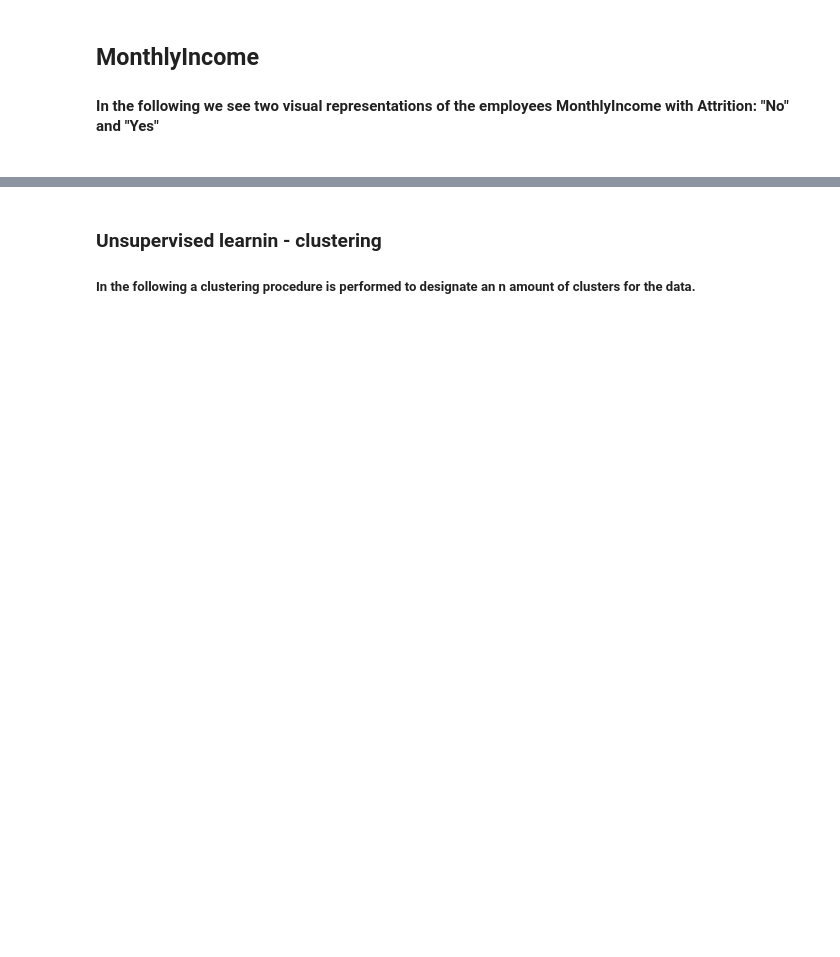
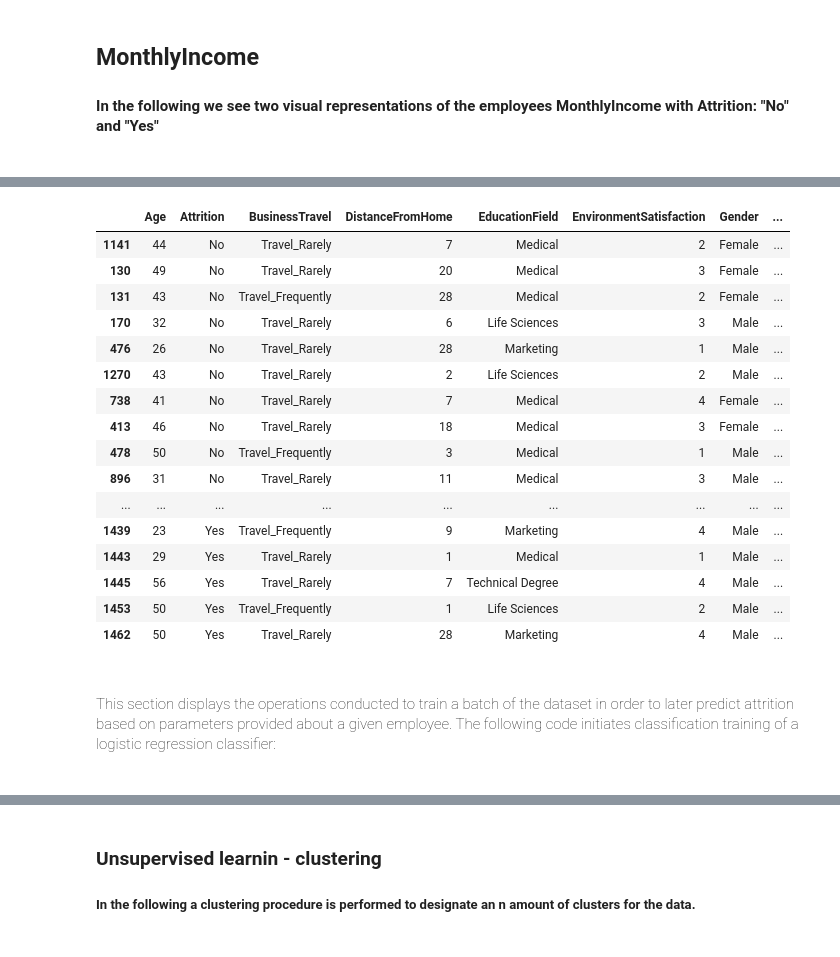
Before and after one commit to Hammi007/R_bigdata, a Jupyter notebook: Main.ipynb, the cells around one changed output, grey strips where cells are left out. Drawn from its saved outputs; the diff is of its cells as text; code cells hidden in the pictures; blank space fills up the shorter version.

```diff
--- a/Main.ipynb
+++ b/Main.ipynb
@@ -59,12 +83,17 @@ df <- df[selection]
 
 #Step 2,3: Converting multivalues to factors and remvoving quotation ""
 df$Attrition <- factor(df$Attrition, levels = c("Yes", "No"), labels = c("Yes", "No"))
-df$BusinessTravel <- factor(df$BusinessTravel, levels = c("Travel_Rarely", "Travel_Frequently", "Non-Travel"), labels = c("Travel_Rarely", "Travel_Frequently", "Non-Travel"))
-df$EducationField <- factor(df$EducationField, levels = c("Life Sciences","Other","Medical","Marketing","Technical Degree","Human Resources"), labels = c("Life Sciences","Other","Medical","Marketing","Technical Degree","Human Resources"), ordered = TRUE)
+df$BusinessTravel <- factor(df$BusinessTravel, levels = c("Travel_Rarely", "Travel_Frequently", "Non-Travel"),
+                            labels = c("Travel_Rarely", "Travel_Frequently", "Non-Travel"))
+df$EducationField <- factor(df$EducationField, levels = c("Life Sciences","Other","Medical","Marketing","Technical Degree","Human Resources"),
+                            labels = c("Life Sciences","Other","Medical","Marketing","Technical Degree","Human Resources"))
 df$EnvironmentSatisfaction <- factor(df$EnvironmentSatisfaction, levels = c(1,2,3,4), labels = c(1,2,3,4))
 df$Gender <- factor(df$Gender, levels = c("Male", "Female"), labels = c("Male", "Female"))
 df$JobInvolvement <- factor(df$JobInvolvement, levels = c(1,2,3,4), labels = c(1,2,3,4))
-df$JobRole <- factor(df$JobRole, levels = c("Sales Executive","Research Scientist","Laboratory Technician","Manufacturing Director","Healthcare Representative","Manager","Sales Representative","Research Director","Human Resources"), labels = c("Sales Executive","Research Scientist","Laboratory Technician","Manufacturing Director","Healthcare Representative","Manager","Sales Representative","Research Director","Human Resources"), ordered = TRUE)
+df$JobRole <- factor(df$JobRole, levels = c("Sales Executive","Research Scientist","Laboratory Technician",
+                                            "Manufacturing Director","Healthcare Representative","Manager","Sales Representative",
+                                            "Research Director","Human Resources"),
+                     labels = c("Sales Executive","Research Scientist","Laboratory Technician","Manufacturing Director","Healthcare Representative","Manager","Sales Representative","Research Director","Human Resources"))
 df$JobSatisfaction <- factor(df$JobSatisfaction, levels = c(1,2,3,4), labels = c(1,2,3,4))
 df$MaritalStatus <- factor(df$MaritalStatus, levels = c("Single","Married","Divorced"), labels = c("Single","Married","Divorced"))
 df$OverTime <- factor(df$OverTime, levels = c("Yes", "No"), labels = c("Yes", "No"))
@@ -130,0 +195,45 @@ plot(density(df_yes$MonthlyIncome))
+# %%
+# Installing the package
+#install.packages("caTools")    # For Logistic regression
+#install.packages("ROCR")       # For ROC curve to evaluate model
+# Loading package
+library(caTools)
+
+#Balancing data: (undersampling)
+yes <- which(df$Attrition == 'Yes')
+no <- which(df$Attrition == 'No')
+no <- sample(no, length(yes))
+df2 <- df[c(no,yes),]
+df2
+
+#Converting Yes and No to 1 and 0:
+df2$Attrition <- ifelse(df2$Attrition == 'Yes', 1, 0)
+
+#Train/test split and Classification:
+split <- sample.split(df, SplitRatio = 0.7)
+
+train_reg <- subset(df2, split == "TRUE")
+test_reg <- subset(df2, split == "FALSE")
+# %% [output]
+|  | Age | Attrition | BusinessTravel | DistanceFromHome | EducationField | EnvironmentSatisfaction | Gender | ... |
+| 1141 | 44 | No | Travel_Rarely | 7 | Medical | 2 | Female | ... |
+| 130 | 49 | No | Travel_Rarely | 20 | Medical | 3 | Female | ... |
+| 131 | 43 | No | Travel_Frequently | 28 | Medical | 2 | Female | ... |
+| 170 | 32 | No | Travel_Rarely | 6 | Life Sciences | 3 | Male | ... |
+| 476 | 26 | No | Travel_Rarely | 28 | Marketing | 1 | Male | ... |
+| 1270 | 43 | No | Travel_Rarely | 2 | Life Sciences | 2 | Male | ... |
+| 738 | 41 | No | Travel_Rarely | 7 | Medical | 4 | Female | ... |
+| 413 | 46 | No | Travel_Rarely | 18 | Medical | 3 | Female | ... |
+| 478 | 50 | No | Travel_Frequently | 3 | Medical | 1 | Male | ... |
+| 896 | 31 | No | Travel_Rarely | 11 | Medical | 3 | Male | ... |
+| ... | ... | ... | ... | ... | ... | ... | ... | ... |
+| 1439 | 23 | Yes | Travel_Frequently | 9 | Marketing | 4 | Male | ... |
+| 1443 | 29 | Yes | Travel_Rarely | 1 | Medical | 1 | Male | ... |
+| 1445 | 56 | Yes | Travel_Rarely | 7 | Technical Degree | 4 | Male | ... |
+| 1453 | 50 | Yes | Travel_Frequently | 1 | Life Sciences | 2 | Male | ... |
+| 1462 | 50 | Yes | Travel_Rarely | 28 | Marketing | 4 | Male | ... |
+# %% [markdown]
+<h4 style = "line-height: 200%; font-weight: lighter;">
+This section displays the operations conducted to train a batch of the dataset in order to later predict attrition based on parameters provided about a given employee. The following code initiates classification training of a logistic regression classifier:
+
+<h4>
```
Also changed, not shown: parts of 29 cells of this notebook.
